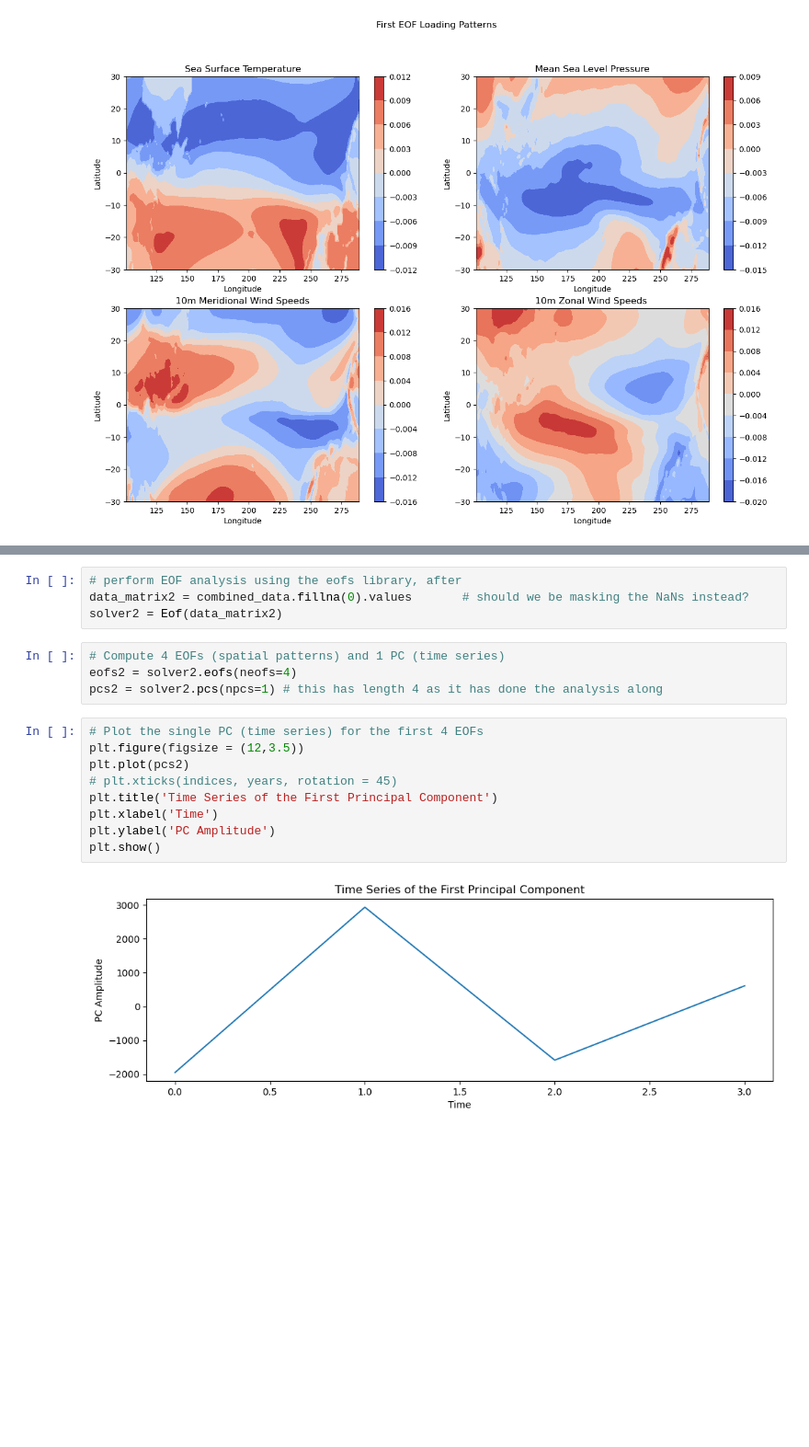
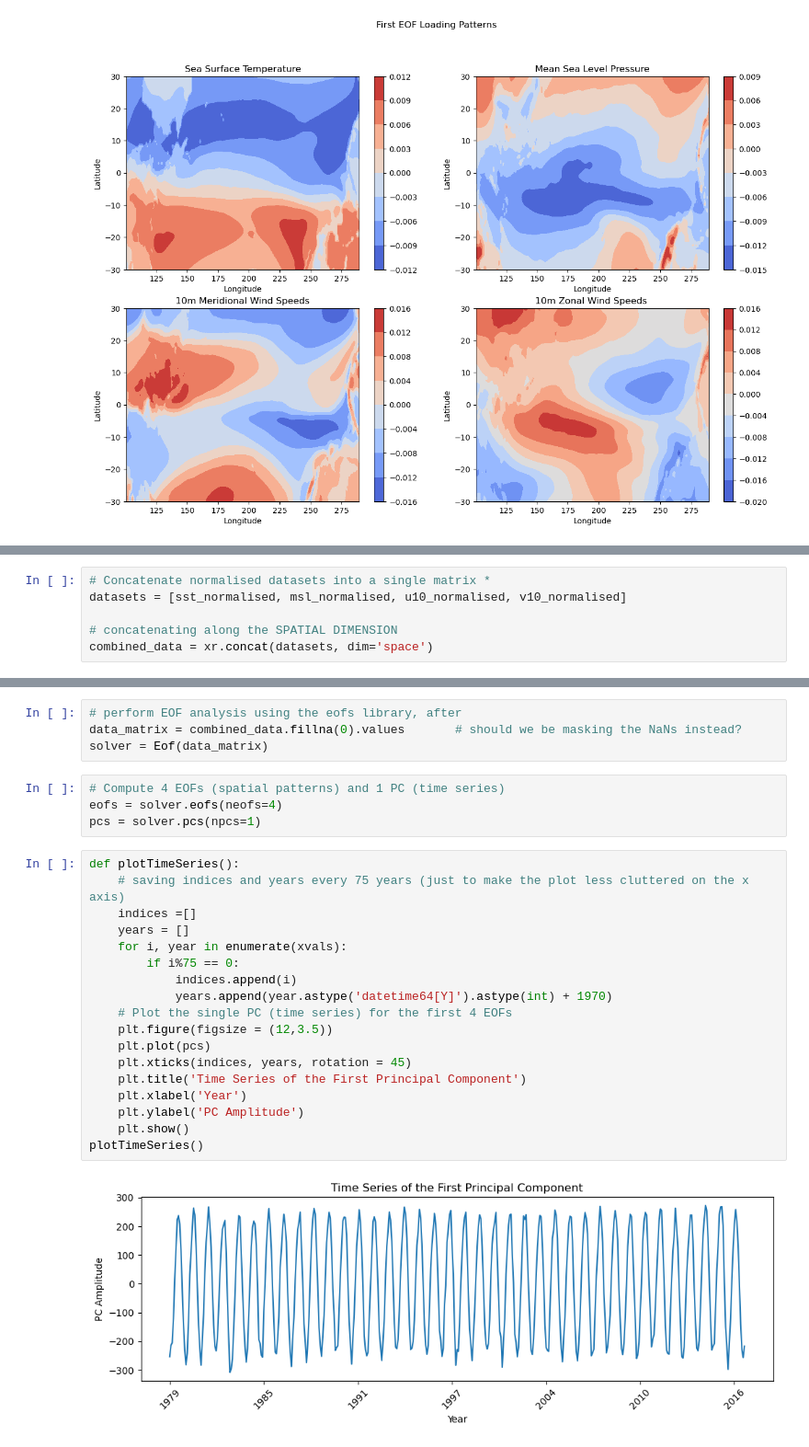
Before and after one commit to anya-gray/Climatology, a Jupyter notebook: SeaCoordinates.ipynb, the cells around one changed output, grey strips where cells are left out. Shown at 92% size. Cells and saved outputs as stored; diff of their text form; blank space fills up the shorter version.

```diff
--- a/SeaCoordinates.ipynb
+++ b/SeaCoordinates.ipynb
@@ -246,0 +299,6 @@ Dimensions without coordinates: variable
+# %%
+# Concatenate normalised datasets into a single matrix *
+datasets = [sst_normalised, msl_normalised, u10_normalised, v10_normalised]
+
+# concatenating along the SPATIAL DIMENSION
+combined_data = xr.concat(datasets, dim='space')
@@ -247,19 +312,28 @@ Dimensions without coordinates: variable
 # %%
 # perform EOF analysis using the eofs library, after
-data_matrix2 = combined_data.fillna(0).values       # should we be masking the NaNs instead?
-solver2 = Eof(data_matrix2)
+data_matrix = combined_data.fillna(0).values       # should we be masking the NaNs instead?
+solver = Eof(data_matrix)
 # %%
 # Compute 4 EOFs (spatial patterns) and 1 PC (time series)
-eofs2 = solver2.eofs(neofs=4)
-pcs2 = solver2.pcs(npcs=1) # this has length 4 as it has done the analysis along
+eofs = solver.eofs(neofs=4)
+pcs = solver.pcs(npcs=1)
 # %%
-# Plot the single PC (time series) for the first 4 EOFs
-plt.figure(figsize = (12,3.5))
-plt.plot(pcs2)
-# plt.xticks(indices, years, rotation = 45)
-plt.title('Time Series of the First Principal Component')
-plt.xlabel('Time')
-plt.ylabel('PC Amplitude')
-plt.show()
+def plotTimeSeries():
+    # saving indices and years every 75 years (just to make the plot less cluttered on the x axis)
+    indices =[]
+    years = []
+    for i, year in enumerate(xvals):
+        if i%75 == 0:
+            indices.append(i)
+            years.append(year.astype('datetime64[Y]').astype(int) + 1970)
+    # Plot the single PC (time series) for the first 4 EOFs
+    plt.figure(figsize = (12,3.5))
+    plt.plot(pcs)
+    plt.xticks(indices, years, rotation = 45)
+    plt.title('Time Series of the First Principal Component')
+    plt.xlabel('Year')
+    plt.ylabel('PC Amplitude')
+    plt.show()
+plotTimeSeries()
 # %% [output]
-[figure, old version]
+[figure, new version]
```
Also changed, not shown: parts of 24 cells of this notebook.
